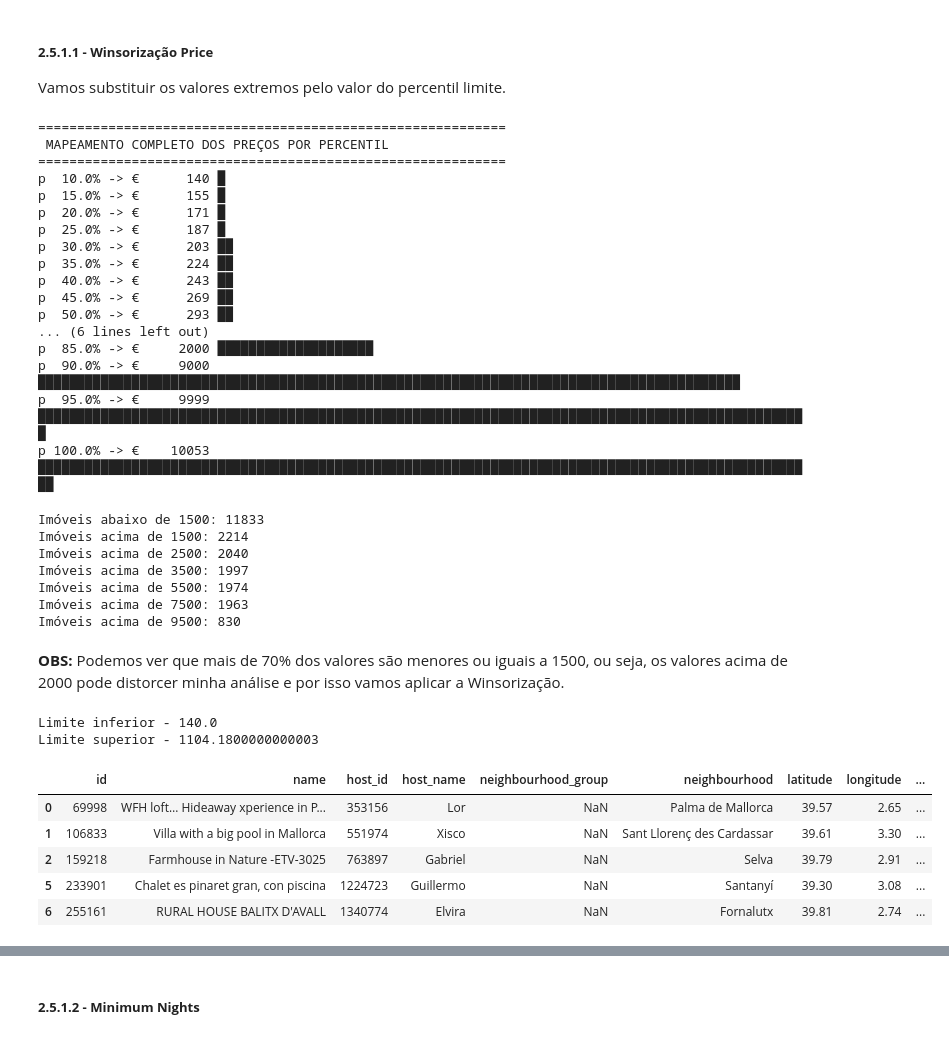
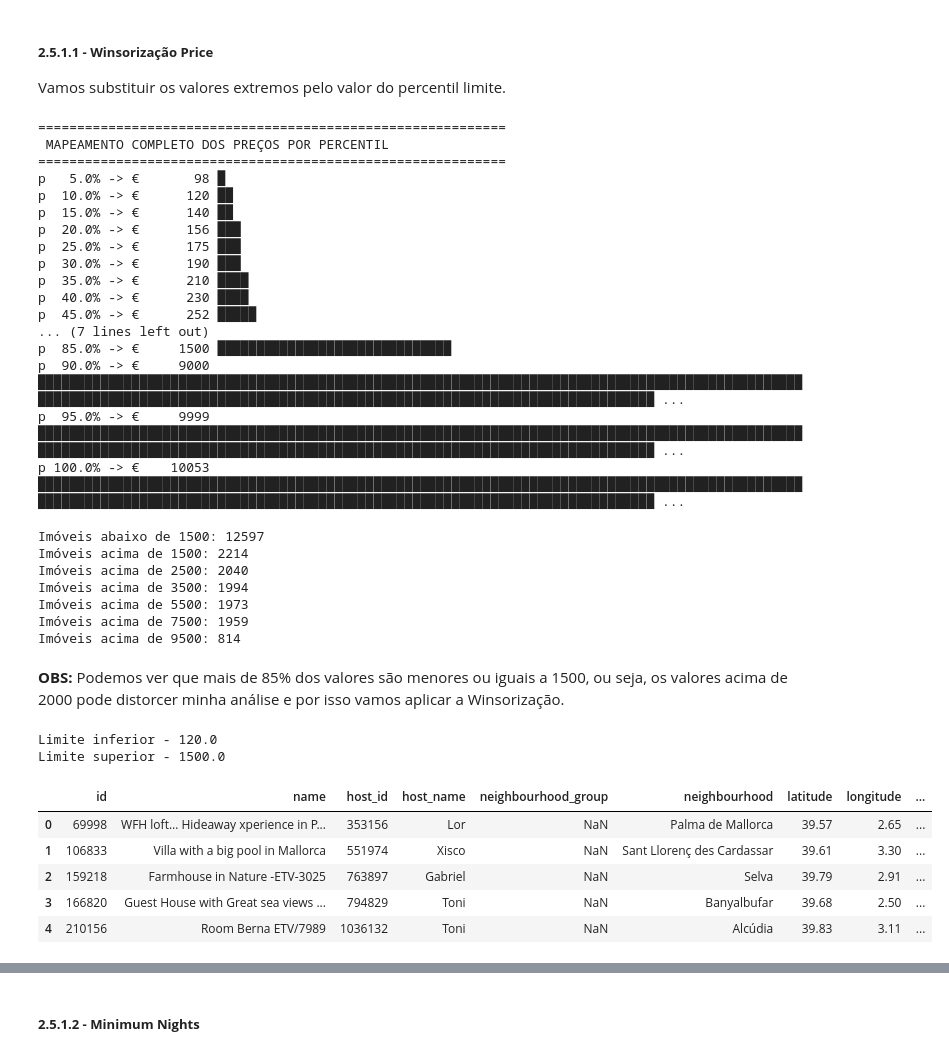
Before and after one commit to bruno-vieira2512/Data_Science, a Jupyter notebook: 11_Analisando_Dados_Airbnb_(Mallorca).ipynb, the cells around one changed output, grey strips where cells are left out. Drawn from its saved outputs; the diff is of its cells as text; code cells hidden in the pictures.

Commit message:
Projeto de análise exploratória.

```diff
--- a/11_Analisando_Dados_Airbnb_(Mallorca).ipynb
+++ b/11_Analisando_Dados_Airbnb_(Mallorca).ipynb
@@ -435,7 +439,7 @@ Percentual em relação ao tamanho do dataframe: 50.2062%
 Percentual em relação ao tamanho do dataframe menores que 100: 7.1372%
 # %%
-# Vimos que os valores menores que 100 dólares são erros de digitação e vamos cortar do nosso dataset
-df_original = df_original[df_original.price >= 100]
+# Vimos que os valores menores que 63 euros, pode ser algum erros de digitação e vamos cortar do nosso dataset
+df_original = df_original[df_original.price >= 63]
 # %% [markdown]
 ##### **2.5.1.1 - Winsorização Price**
 
@@ -445,70 +449,70 @@ print('='* 60)
 print(' MAPEAMENTO COMPLETO DOS PREÇOS POR PERCENTIL  ')
 print('='* 60)
 
-percentil = [10,15,20,25,30,35,40,45,50,55,60,65,70,75,80,85,90,95,100]
+percentil = [5,10,15,20,25,30,35,40,45,50,55,60,65,70,75,80,85,90,95,100]
 
 for p in percentil:
   valor = df_original.price.quantile(p/100)
-  barra = '█' * int(valor/100)
+  barra = '█' * int(valor/50)
   print(f'p {p:>5.1f}% -> € {valor:>8.0f} {barra}')
 # %% [output]
 ============================================================
  MAPEAMENTO COMPLETO DOS PREÇOS POR PERCENTIL
 ============================================================
-p  10.0% -> €      140 █
-p  15.0% -> €      155 █
-p  20.0% -> €      171 █
-p  25.0% -> €      187 █
-p  30.0% -> €      203 ██
-p  35.0% -> €      224 ██
-p  40.0% -> €      243 ██
-p  45.0% -> €      269 ██
-p  50.0% -> €      293 ██
-... (6 lines left out)
-p  85.0% -> €     2000 ████████████████████
-p  90.0% -> €     9000 ██████████████████████████████████████████████████████████████████████████████████████████
-p  95.0% -> €     9999 ███████████████████████████████████████████████████████████████████████████████████████████████████
-p 100.0% -> €    10053 ████████████████████████████████████████████████████████████████████████████████████████████████████
+p   5.0% -> €       98 █
+p  10.0% -> €      120 ██
+p  15.0% -> €      140 ██
+p  20.0% -> €      156 ███
+p  25.0% -> €      175 ███
+p  30.0% -> €      190 ███
+p  35.0% -> €      210 ████
+p  40.0% -> €      230 ████
+p  45.0% -> €      252 █████
+... (7 lines left out)
+p  85.0% -> €     1500 ██████████████████████████████
+p  90.0% -> €     9000 █████████████████████████████████████████████████████████████████████████████████████████████████████████████████████████████████████████████████████████████████████████████████ ...
+p  95.0% -> €     9999 █████████████████████████████████████████████████████████████████████████████████████████████████████████████████████████████████████████████████████████████████████████████████ ...
+p 100.0% -> €    10053 █████████████████████████████████████████████████████████████████████████████████████████████████████████████████████████████████████████████████████████████████████████████████ ...
 # %%
 print(f'Imóveis abaixo de 1500: {(df_original.price <= 1500).sum()}')
 print(f'Imóveis acima de 1500: {(df_original.price > 1500).sum()}')
-print(f'Imóveis acima de 2500: {(df_original.price >= 2500).sum()}')
-print(f'Imóveis acima de 3500: {(df_original.price >= 3500).sum()}')
-print(f'Imóveis acima de 5500: {(df_original.price >= 5500).sum()}')
-print(f'Imóveis acima de 7500: {(df_original.price >= 7500).sum()}')
-print(f'Imóveis acima de 9500: {(df_original.price >= 9500).sum()}')
+print(f'Imóveis acima de 2500: {(df_original.price > 2500).sum()}')
+print(f'Imóveis acima de 3500: {(df_original.price > 3500).sum()}')
+print(f'Imóveis acima de 5500: {(df_original.price > 5500).sum()}')
+print(f'Imóveis acima de 7500: {(df_original.price > 7500).sum()}')
+print(f'Imóveis acima de 9500: {(df_original.price > 9500).sum()}')
 # %% [output]
-Imóveis abaixo de 1500: 11833
+Imóveis abaixo de 1500: 12597
 Imóveis acima de 1500: 2214
 Imóveis acima de 2500: 2040
-Imóveis acima de 3500: 1997
-Imóveis acima de 5500: 1974
-Imóveis acima de 7500: 1963
-Imóveis acima de 9500: 830
+Imóveis acima de 3500: 1994
+Imóveis acima de 5500: 1973
+Imóveis acima de 7500: 1959
+Imóveis acima de 9500: 814
 # %% [markdown]
-**OBS:** Podemos ver que mais de 70% dos valores são menores ou iguais a 1500, ou seja, os valores acima de 2000 pode distorcer minha análise e por isso vamos aplicar a Winsorização.
+**OBS:** Podemos ver que mais de 85% dos valores são menores ou iguais a 1500, ou seja, os valores acima de 2000 pode distorcer minha análise e por isso vamos aplicar a Winsorização.
 # %%
 # Não quero deletar os dados do meu dataframe porque posso perder linhas com valores importantes.
 # O preço mais alto é de 10 mil e isso pode indicar um imóvel de luxo,
-# porém o valor mais baixo de 10 reais pode ser um erro de digitação.
+# porém o valor mais baixo de 10 até 63 reais pode ser um erro de digitação.
 
 percentil_min = df_original.price.quantile(0.10)
-percentil_max = df_original.price.quantile(0.83)
+percentil_max = df_original.price.quantile(0.85)
 
 print(f'Limite inferior - {percentil_min}')
 print(f'Limite superior - {percentil_max}')
 
 df_original['price_winsorizado'] = df_original.price.clip(lower=percentil_min,upper=percentil_max)
 df_original.head(5)
 # %% [output]
-Limite inferior - 140.0
-Limite superior - 1104.1800000000003
+Limite inferior - 120.0
+Limite superior - 1500.0
 |  | id | name | host_id | host_name | neighbourhood_group | neighbourhood | latitude | longitude | ... |
 | 0 | 69998 | WFH loft… Hideaway xperience in P... | 353156 | Lor | NaN | Palma de Mallorca | 39.57 | 2.65 | ... |
 | 1 | 106833 | Villa with a big pool in Mallorca | 551974 | Xisco | NaN | Sant Llorenç des Cardassar | 39.61 | 3.30 | ... |
 | 2 | 159218 | Farmhouse in Nature -ETV-3025 | 763897 | Gabriel | NaN | Selva | 39.79 | 2.91 | ... |
-| 5 | 233901 | Chalet es pinaret gran, con piscina | 1224723 | Guillermo | NaN | Santanyí | 39.30 | 3.08 | ... |
-| 6 | 255161 | RURAL HOUSE BALITX D'AVALL | 1340774 | Elvira | NaN | Fornalutx | 39.81 | 2.74 | ... |
+| 3 | 166820 | Guest House with Great sea views ... | 794829 | Toni | NaN | Banyalbufar | 39.68 | 2.50 | ... |
+| 4 | 210156 | Room Berna ETV/7989 | 1036132 | Toni | NaN | Alcúdia | 39.83 | 3.11 | ... |
 # %%
 fig,axes = plt.subplots(1,2,figsize=(15,5))
 
```
Also changed, not shown: parts of 35 cells of this notebook.
